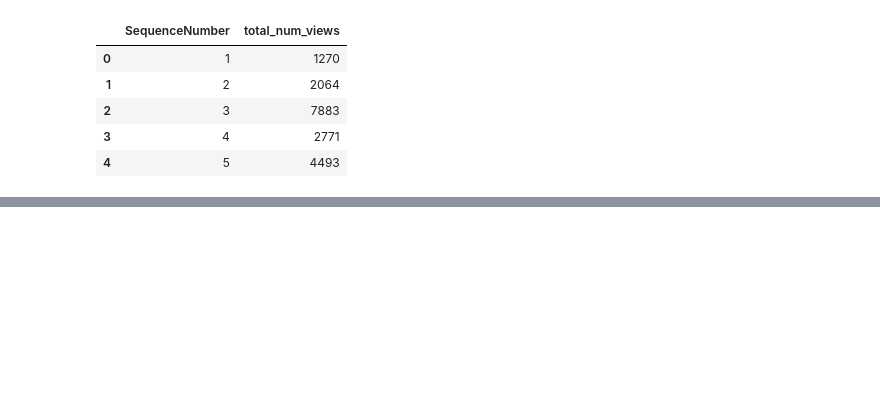
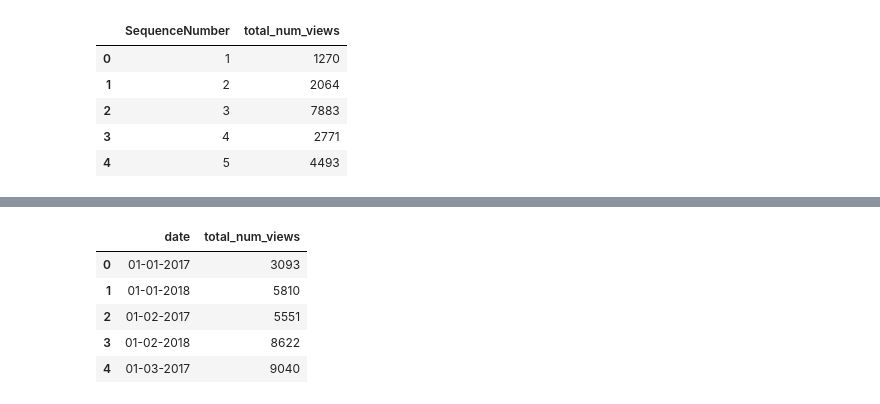
Before and after one commit to ace-racer/ContextualRecommender, a Jupyter notebook: hybird_recommender/exploration/Stream Views Forecasting.ipynb, the cells around one changed output, grey strips where cells are left out. Saved outputs shown, nothing was run; the diff lists cells and outputs as text; code cells hidden in the pictures; blank space fills up the shorter version.

```diff
--- a/hybird_recommender/exploration/Stream Views Forecasting.ipynb
+++ b/hybird_recommender/exploration/Stream Views Forecasting.ipynb
@@ -104,0 +115,11 @@ stream_views_by_month_df.plot(x='SequenceNumber', y='total_num_views')
+# %%
+stream_views_by_day1_of_month_df = stream_views_df.groupby("date_without_day").size().reset_index()
+stream_views_by_day1_of_month_df.columns = ["date", "total_num_views"]
+stream_views_by_day1_of_month_df.head()
+# %% [output]
+|  | date | total_num_views |
+| 0 | 01-01-2017 | 3093 |
+| 1 | 01-01-2018 | 5810 |
+| 2 | 01-02-2017 | 5551 |
+| 3 | 01-02-2018 | 8622 |
+| 4 | 01-03-2017 | 9040 |
```
Also changed, not shown: parts of 7 cells of this notebook.
